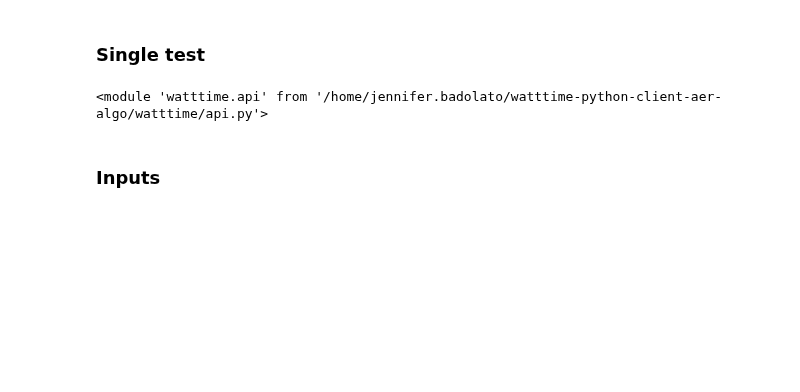
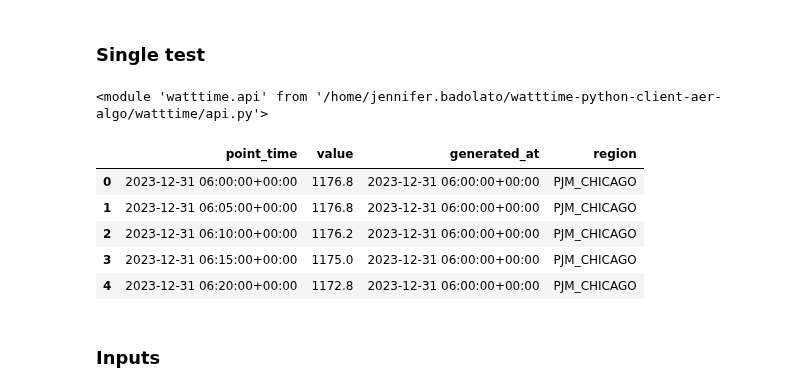
Before and after one commit to WattTime/watttime-python-client, a Jupyter notebook: evaluation/requery/20241203_requery_simple.ipynb, the cells around one changed output. Drawn from its saved outputs; the diff is of its cells as text; code cells hidden in the pictures; blank space fills up the shorter version.

```diff
--- a/evaluation/requery/20241203_requery_simple.ipynb
+++ b/evaluation/requery/20241203_requery_simple.ipynb
@@ -98,6 +186,15 @@ full_forecast["point_time"] = pd.to_datetime(
 full_history = s3.load_parquetdataframe(
     f"complete_2024_actual_history/{region}.parquet"
 ).drop_duplicates()
+# %%
+full_forecast.head()
+# %% [output]
+|  | point_time | value | generated_at | region |
+| 0 | 2023-12-31 06:00:00+00:00 | 1176.8 | 2023-12-31 06:00:00+00:00 | PJM_CHICAGO |
+| 1 | 2023-12-31 06:05:00+00:00 | 1176.8 | 2023-12-31 06:00:00+00:00 | PJM_CHICAGO |
+| 2 | 2023-12-31 06:10:00+00:00 | 1176.2 | 2023-12-31 06:00:00+00:00 | PJM_CHICAGO |
+| 3 | 2023-12-31 06:15:00+00:00 | 1175.0 | 2023-12-31 06:00:00+00:00 | PJM_CHICAGO |
+| 4 | 2023-12-31 06:20:00+00:00 | 1172.8 | 2023-12-31 06:00:00+00:00 | PJM_CHICAGO |
 # %%
 # Sanitize input data
 df_req["sanitize_intervals_plugged_in"] = df_req.apply(lambda x: sanitize_total_intervals(x.total_intervals_plugged_in), axis=1)
```
Also changed, not shown: parts of 32 cells of this notebook, 3 other files.
